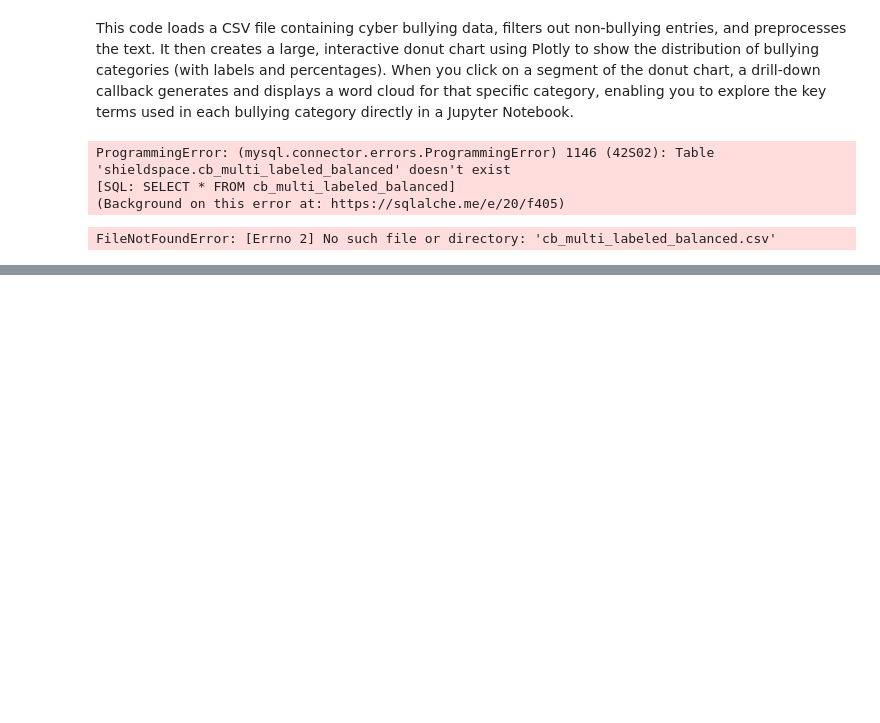
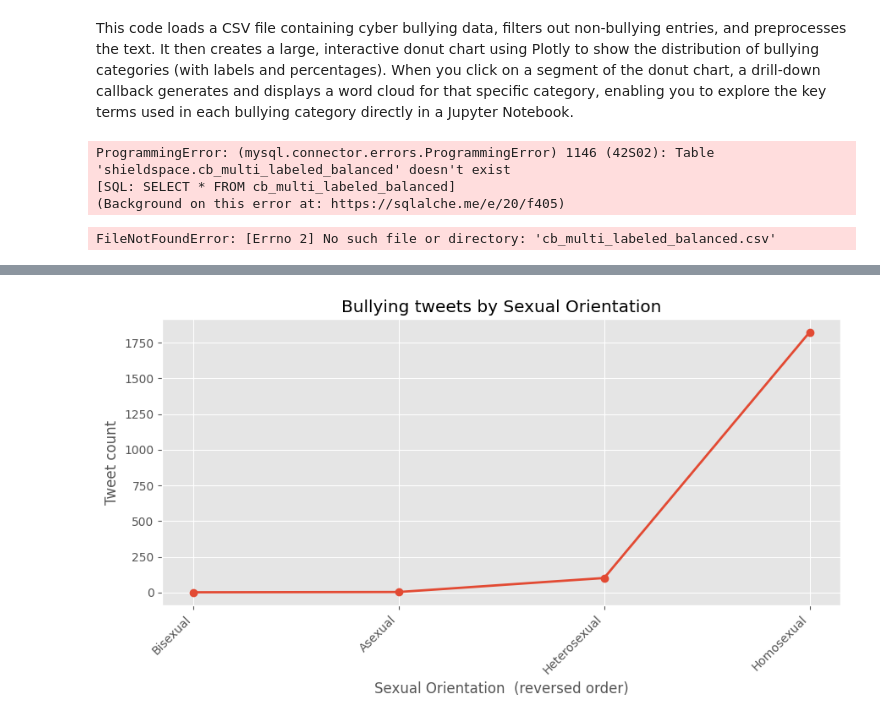
Before and after one commit to jee14k/shieldspace, a Jupyter notebook: data/cyber bullying -1.ipynb, the cells around one changed output, grey strips where cells are left out. Saved outputs shown, nothing was run; the diff lists cells and outputs as text; code cells hidden in the pictures; blank space fills up the shorter version.

```diff
--- a/data/cyber bullying -1.ipynb
+++ b/data/cyber bullying -1.ipynb
@@ -1553,0 +2085,38 @@ FileNotFoundError: [Errno 2] No such file or directory: 'cb_multi_labeled_balanc
+# %%
+import pandas as pd
+import matplotlib.pyplot as plt
+
+plt.style.use("ggplot")
+
+# ── 1. Load & keep only bullying rows ─────────────────────────
+df = pd.read_csv("final_hateXplain.csv")
+df = df[df["label"].isin(["offensive", "hatespeech"])]      # combine as “bullying”
+
+# drop placeholders + “other”
+so_drop = {"none", "na", "n_a", "unknown", "no_orientation", "other", ""}
+df = df[~df["Sexual Orientation"].str.lower()
+                      .str.replace(" ", "_")
+                      .isin(so_drop)]
+
+# ── 2. Count tweets per orientation ──────────────────────────
+so_counts = (
+    df["Sexual Orientation"]
+      .value_counts()            # absolute counts
+      .sort_values(ascending=False)
+)
+
+# reverse the order → Homosexual … Bisexual
+orientations = so_counts.index[::-1]      # simply flip the index
+counts       = so_counts.loc[orientations]
+
+# ── 3. Line chart with reversed x-axis order ─────────────────
+plt.figure(figsize=(9,5))
+plt.plot(orientations, counts, marker="o", linewidth=2)
+plt.title("Bullying tweets by Sexual Orientation")
+plt.xlabel("Sexual Orientation  (reversed order)")
+plt.ylabel("Tweet count")
+plt.xticks(rotation=45, ha="right")
+plt.tight_layout()
+plt.show()
+# %% [output]
+[figure, added]
```
Also changed, not shown: parts of 10 cells of this notebook, 1 other file.
